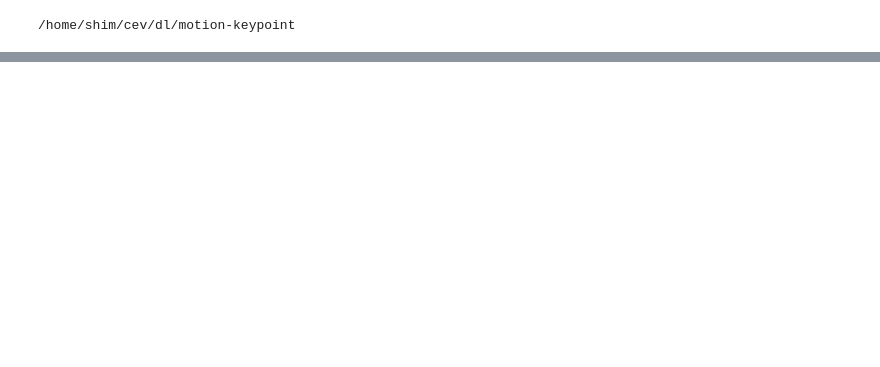
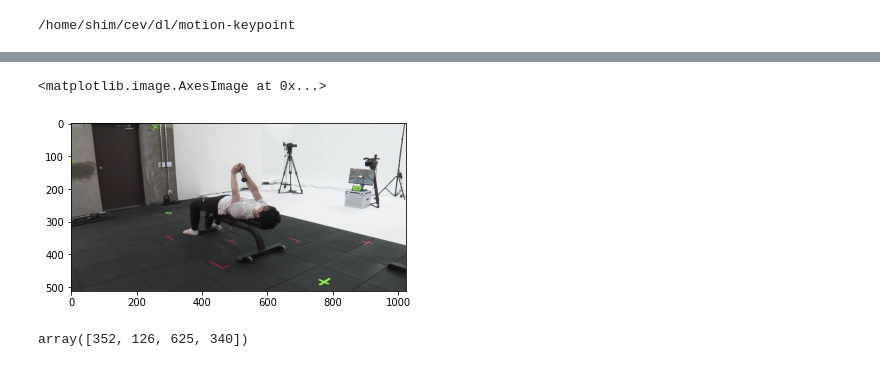
Before and after one commit to Kitsunetic/motion-keypoint, a Jupyter notebook: script/effdet 자르기.ipynb, the cells around one changed output, grey strips where cells are left out. Drawn from its saved outputs; the diff is of its cells as text; code cells hidden in the pictures; blank space fills up the shorter version.

```diff
--- a/script/effdet 자르기.ipynb
+++ b/script/effdet 자르기.ipynb
@@ -146,0 +87,11 @@ with open(OUT_DIR / "offset.json", "w") as f:
+# %%
+dl_test_iter = trainer.dl_test.__iter__()
+# %%
+files, imgs = next(dl_test_iter)
+# %%
+img_np = utils.denormalize(imgs[0]).permute(1, 2, 0).mul(255).type(torch.uint8).numpy()
+# %%
+plt.imshow(img_np)
+# %% [output]
+<matplotlib.image.AxesImage at 0x...>
+[figure, added]
@@ -146,0 +104,4 @@ with open(OUT_DIR / "offset.json", "w") as f:
+# %%
+int_bbox
+# %% [output]
+array([352, 126, 625, 340])
```
Also changed, not shown: parts of 44 cells of this notebook, 3 other files.
